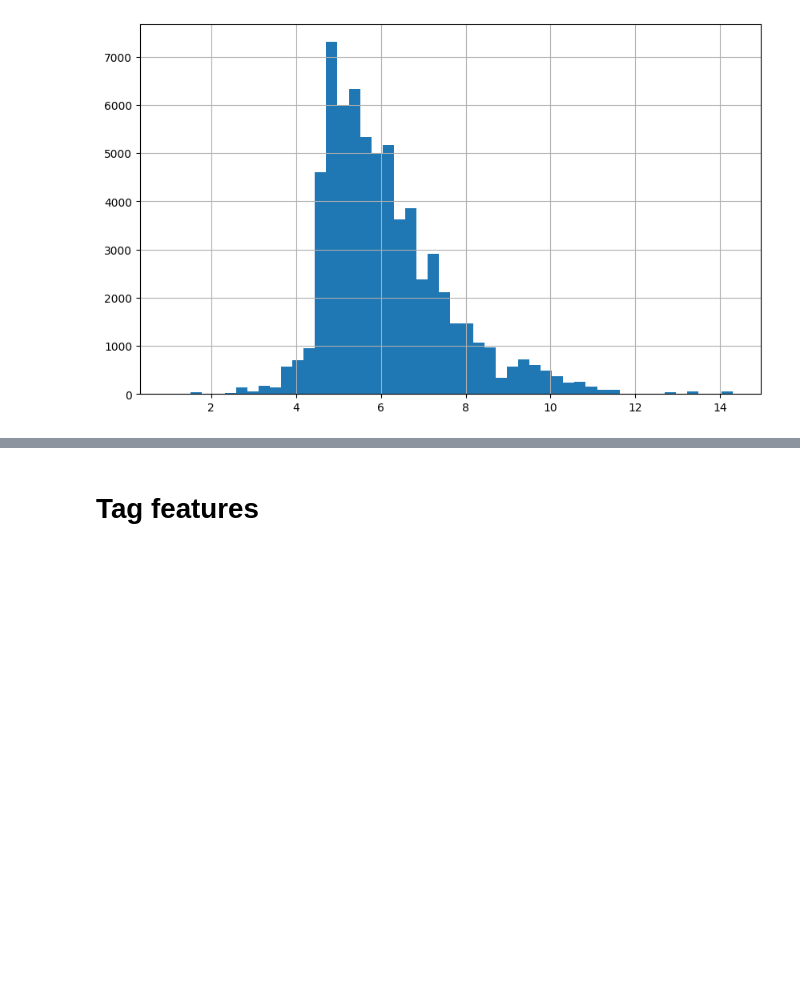
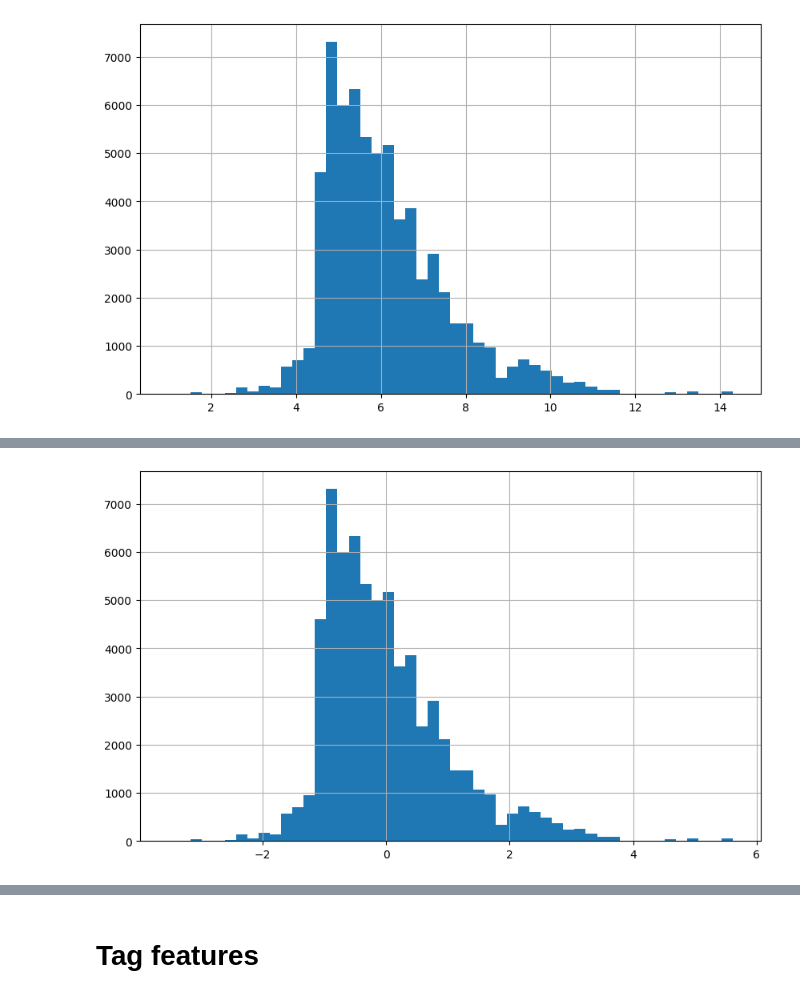
Before and after one commit to su-jai/player_forecasting, a Jupyter notebook: notebooks/data_engineering.ipynb, the cells around one changed output, grey strips where cells are left out. Saved outputs shown, nothing was run; the diff lists cells and outputs as text; code cells hidden in the pictures; blank space fills up the shorter version.

```diff
--- a/notebooks/data_engineering.ipynb
+++ b/notebooks/data_engineering.ipynb
@@ -1009,3 +990,11 @@ peaks.hist(figsize=(10,6),bins=50)
 plt.show()
 # %% [output]
 [figure]
+# %%
+X_train_frame = X_train_frame.rename(columns={56:"log causal peak"})
+# %%
+from sklearn.preprocessing import StandardScaler
+
+scaler = StandardScaler()
+scaled_logpeaks = scaler.fit_transform(X_train_frame[["log causal peak"]])
+X_train_frame.head()
@@ -1011,0 +1009,11 @@ plt.show()
+# %%
+X_train_frame["log causal peak"] = scaled_logpeaks
+# %%
+X_train_frame = X_train_frame.rename(columns={"log causal peak": "standard log causal peak"})
+# %%
+peaks = X_train_frame.iloc[:,-1]
+
+peaks.hist(figsize=(10,6),bins=50)
+plt.show()
+# %% [output]
+[figure, added]
```
Also changed, not shown: parts of 16 cells of this notebook.
